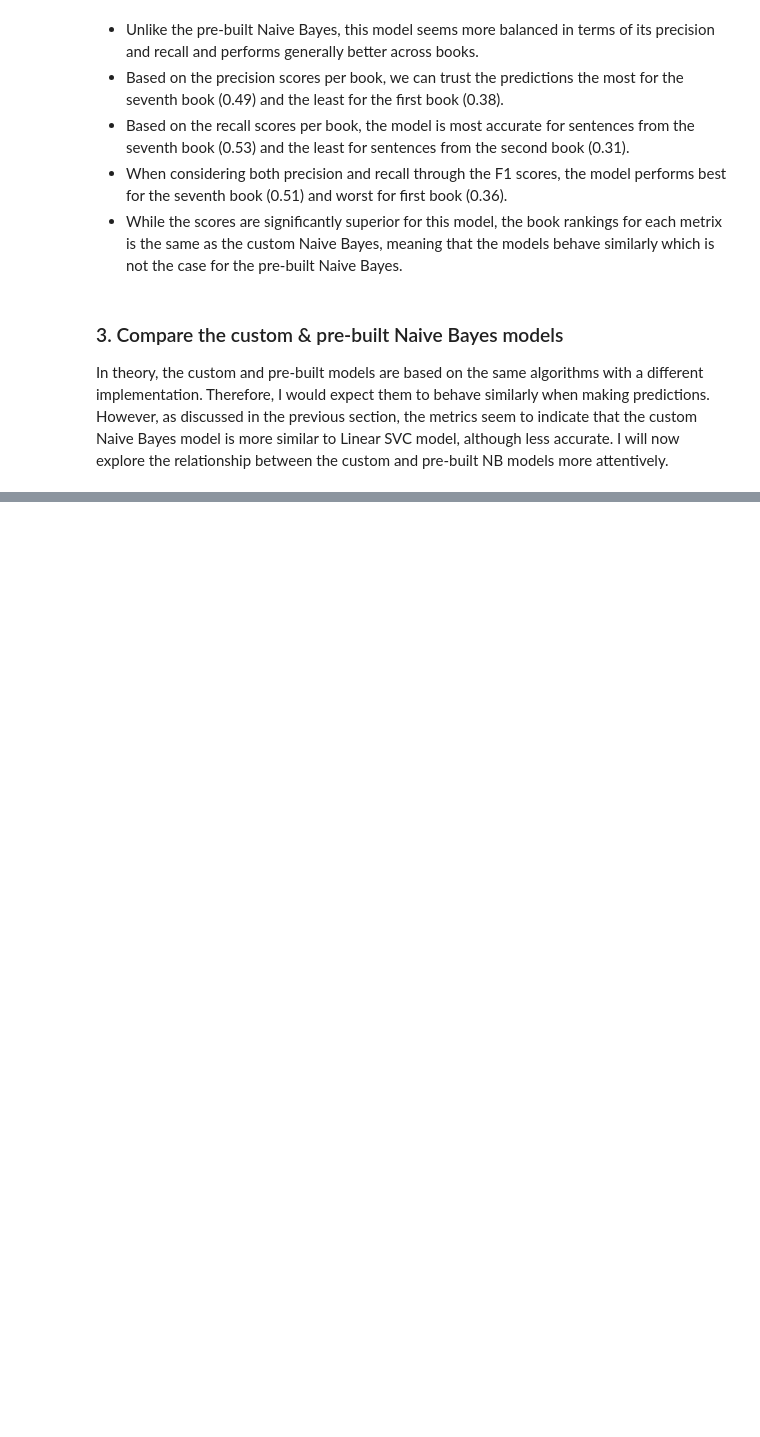
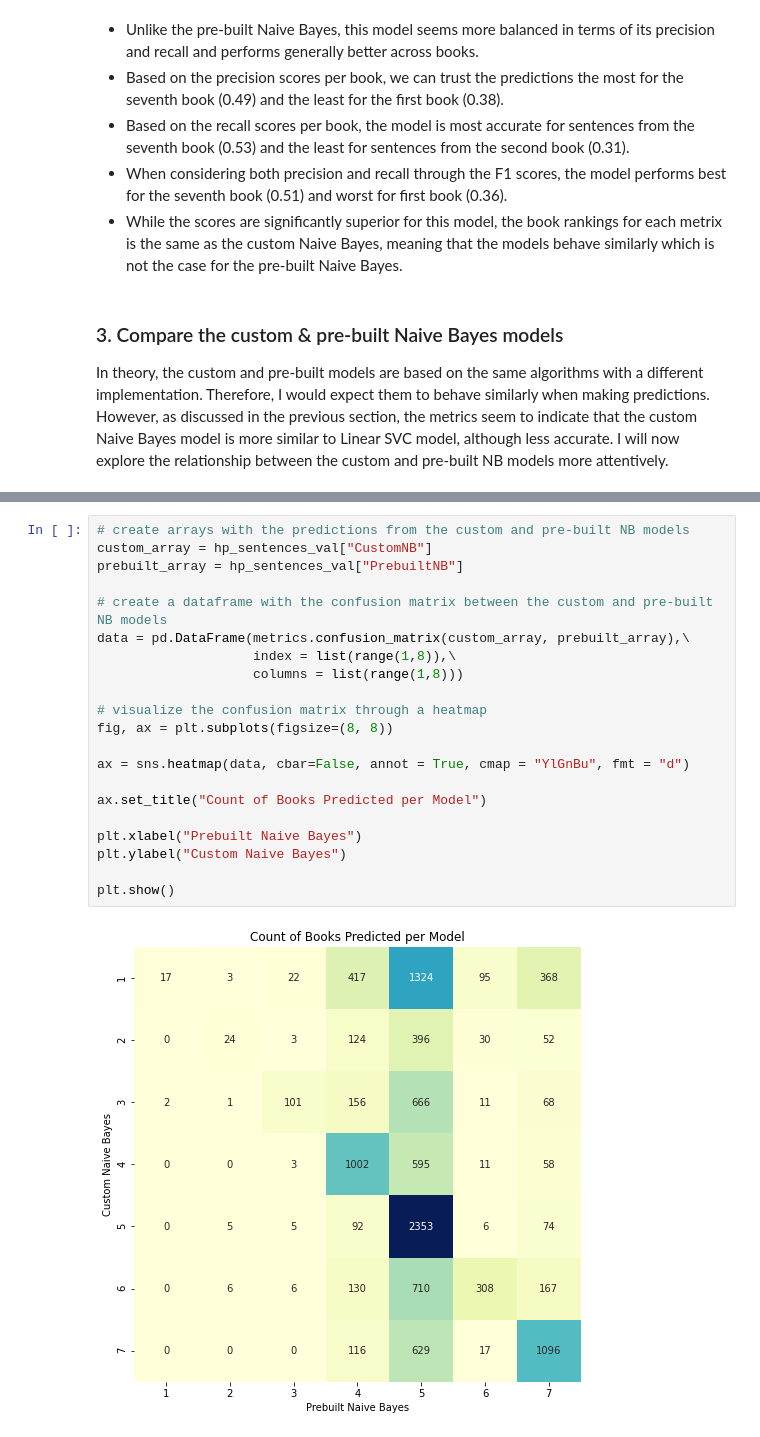
Before and after one commit to alexis-raymond/NLP-Classification-HP-Books, a Jupyter notebook: evaluate-models.ipynb, the cells around one changed output, grey strips where cells are left out. Cells and saved outputs as stored; diff of their text form; blank space fills up the shorter version.

Commit message:
Finalized the evaluation and comparison of models

```diff
--- a/evaluate-models.ipynb
+++ b/evaluate-models.ipynb
@@ -353,0 +366,23 @@ In theory, the custom and pre-built models are based on the same algorithms with
+# %%
+# create arrays with the predictions from the custom and pre-built NB models
+custom_array = hp_sentences_val["CustomNB"]
+prebuilt_array = hp_sentences_val["PrebuiltNB"]
+
+# create a dataframe with the confusion matrix between the custom and pre-built NB models
+data = pd.DataFrame(metrics.confusion_matrix(custom_array, prebuilt_array),\
+                    index = list(range(1,8)),\
+                    columns = list(range(1,8)))
+
+# visualize the confusion matrix through a heatmap
+fig, ax = plt.subplots(figsize=(8, 8))
+
+ax = sns.heatmap(data, cbar=False, annot = True, cmap = "YlGnBu", fmt = "d")
+
+ax.set_title("Count of Books Predicted per Model")
+
+plt.xlabel("Prebuilt Naive Bayes")
+plt.ylabel("Custom Naive Bayes")
+
+plt.show()
+# %% [output]
+[figure, added]
```
Also changed, not shown: parts of 12 cells of this notebook.
